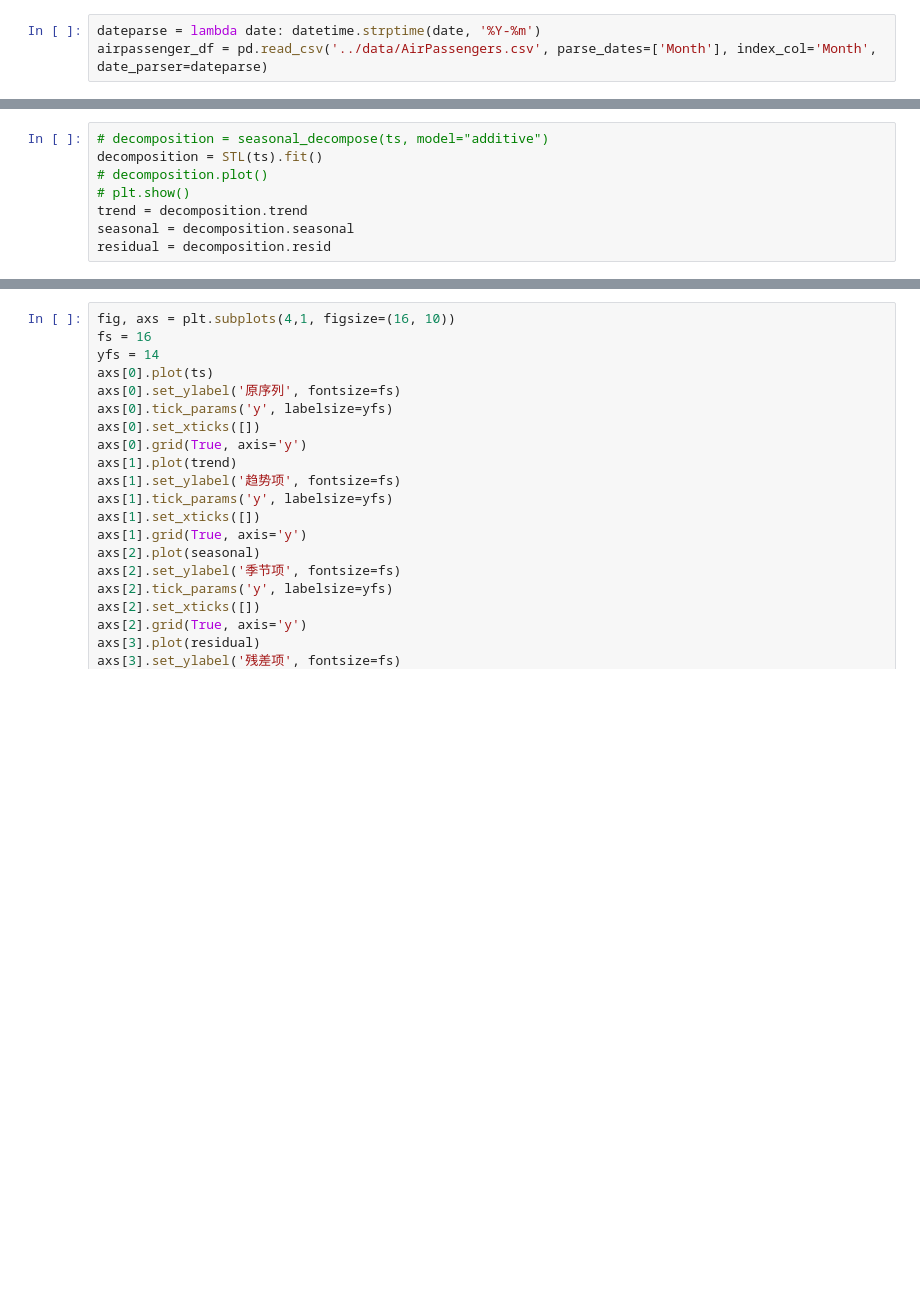
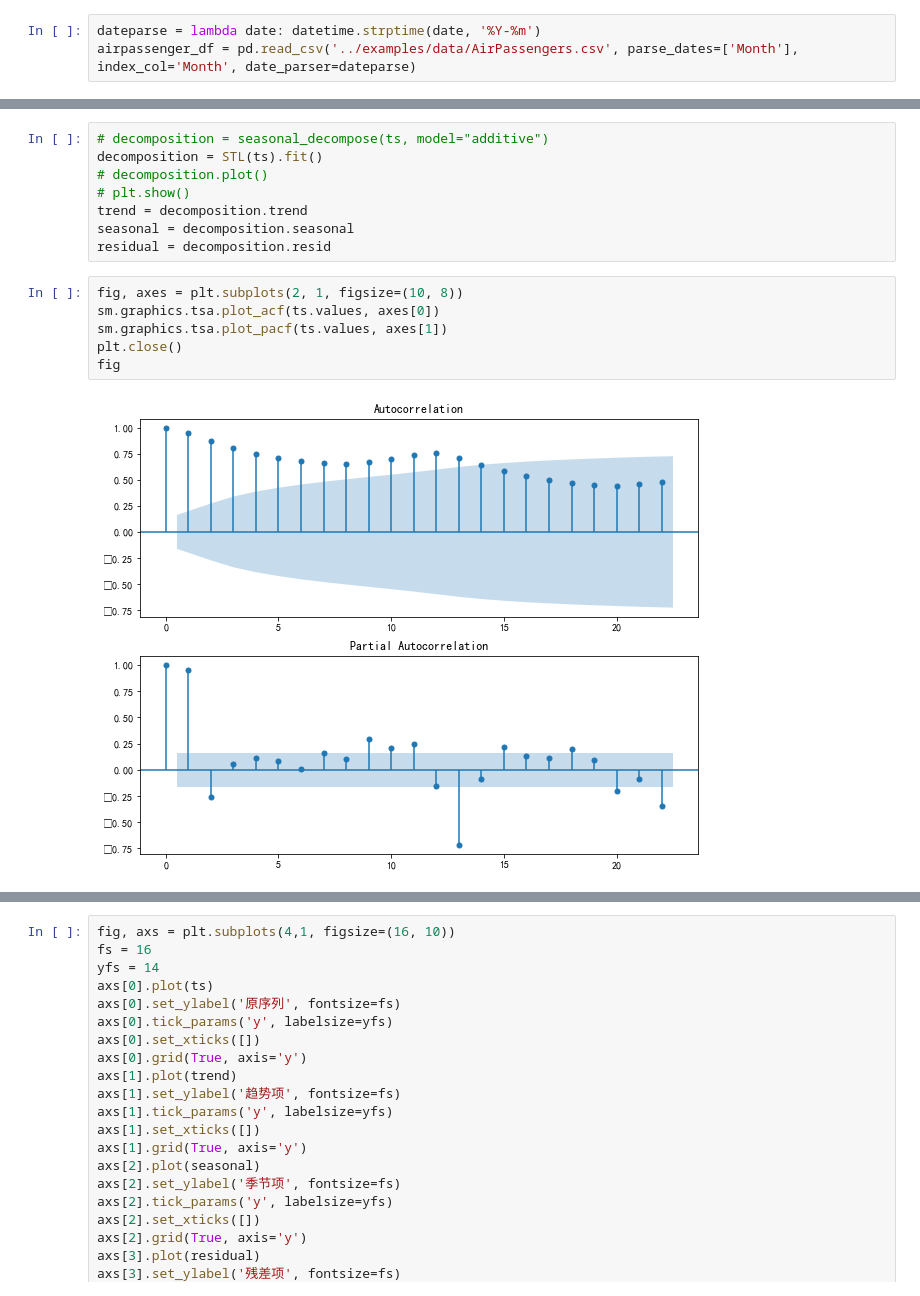
Before and after one commit to haohy/deepts_torch, a Jupyter notebook: notebooks/data_describe.ipynb, the cells around one changed output, grey strips where cells are left out. Cells and saved outputs as stored; diff of their text form; blank space fills up the shorter version.

```diff
--- a/notebooks/data_describe.ipynb
+++ b/notebooks/data_describe.ipynb
@@ -290,6 +130,6 @@ from statsmodels.tsa.seasonal import STL
 # %%
 dateparse = lambda date: datetime.strptime(date, '%Y-%m')
-airpassenger_df = pd.read_csv('../data/AirPassengers.csv', parse_dates=['Month'], index_col='Month', date_parser=dateparse)
+airpassenger_df = pd.read_csv('../examples/data/AirPassengers.csv', parse_dates=['Month'], index_col='Month', date_parser=dateparse)
 # %%
 ts = airpassenger_df['#Passengers']
 # %%
@@ -300,3 +140,11 @@ decomposition = STL(ts).fit()
 trend = decomposition.trend
 seasonal = decomposition.seasonal
 residual = decomposition.resid
+# %%
+fig, axes = plt.subplots(2, 1, figsize=(10, 8))
+sm.graphics.tsa.plot_acf(ts.values, axes[0])
+sm.graphics.tsa.plot_pacf(ts.values, axes[1])
+plt.close()
+fig
+# %% [output]
+[figure, added]
```
Also changed, not shown: parts of 39 cells of this notebook, 36 other files.
